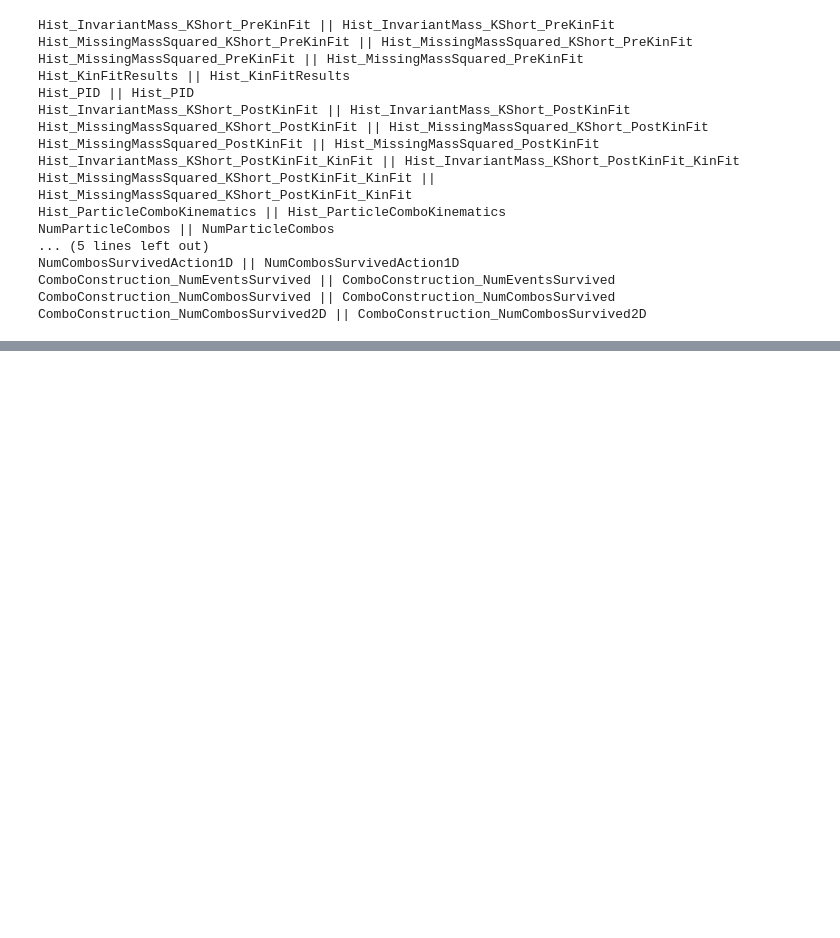
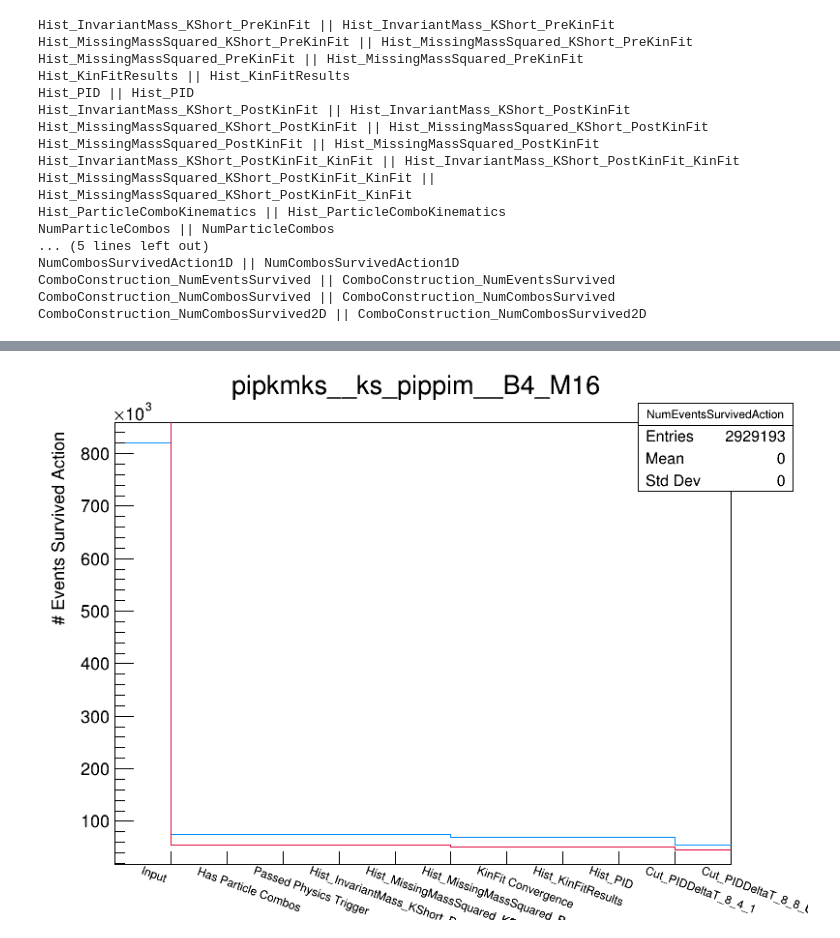
Before and after one commit to tylerviducic/gluex, a Jupyter notebook: scripts/acceptance_study/compare_monitoring_plots.ipynb, the cells around one changed output, grey strips where cells are left out. Saved outputs shown, nothing was run; the diff lists cells and outputs as text; code cells hidden in the pictures; blank space fills up the shorter version.

Commit message:
updated monitoring plots

```diff
--- a/scripts/acceptance_study/compare_monitoring_plots.ipynb
+++ b/scripts/acceptance_study/compare_monitoring_plots.ipynb
@@ -87,0 +88,7 @@ Warning in <TCanvas::Constructor>: Deleting canvas with same name: c
+# %%
+c1 = ROOT.TCanvas("c1", "c1", 800, 600)
+c1.cd()
+hist_pipkmks.Draw()
+hist_pimkpks.Draw("same")
+c1.Draw()
+# %% [output]
@@ -87,0 +96 @@ Warning in <TCanvas::Constructor>: Deleting canvas with same name: c
+[figure, added]
```
Also changed, not shown: parts of 2 cells of this notebook.
